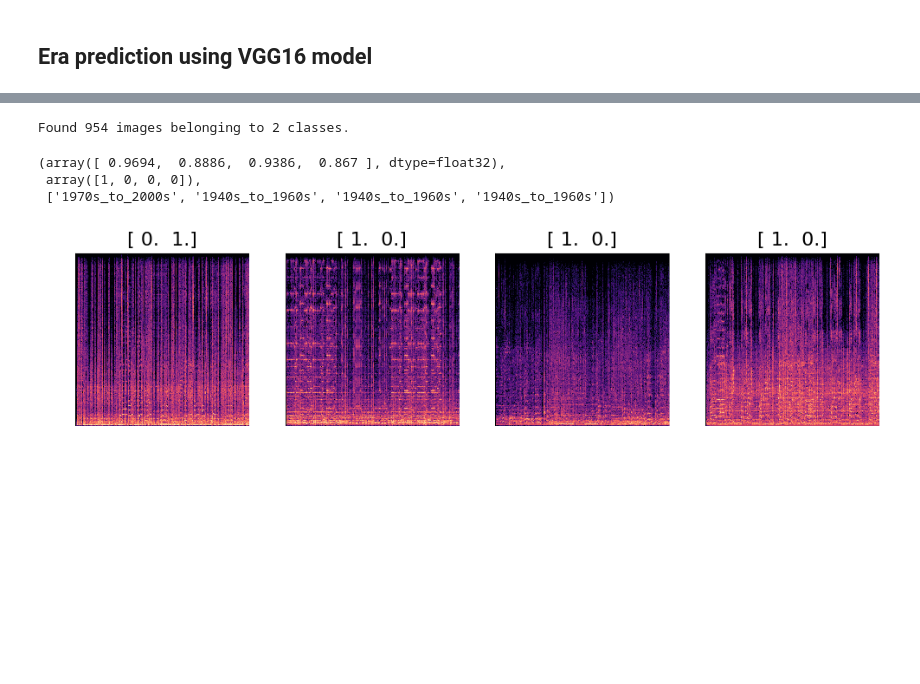
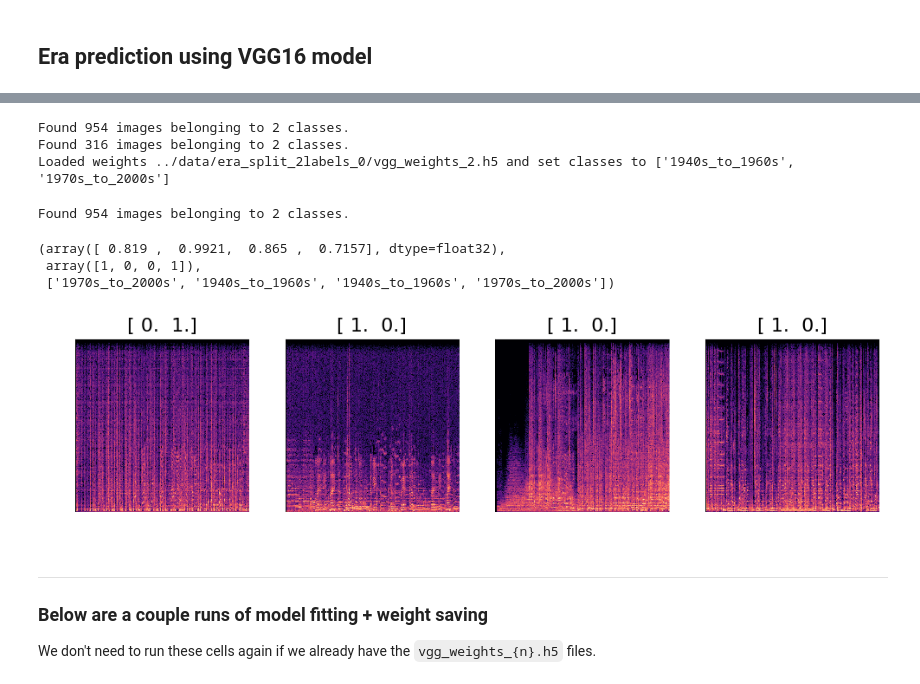
Before and after one commit to usdivad/erasmus, a Jupyter notebook: nbs/era_prediction_vgg16.ipynb, the cells around one changed output, grey strips where cells are left out. Cells and saved outputs as stored; diff of their text form; code cells hidden in the pictures; blank space fills up the shorter version.

Commit message:
run more epochs to further fit model; save and load weights

```diff
--- a/nbs/era_prediction_vgg16.ipynb
+++ b/nbs/era_prediction_vgg16.ipynb
@@ -26,4 +24,4 @@ Using Theano backend.
 # %%
 # Settings
 batch_size = 64
-nb_epoch = 10
+nb_epoch = 20
@@ -58,12 +28,50 @@ Epoch 10/10
+# %%
+# Testing with erasmus datasets
+vgg = Vgg16()
+
+data_dir = "../data"
+# dataset_path = os.path.join(data_dir, "era_split_0")
+# dataset_path = os.path.join(data_dir, "era_split_1960s_1990s_0")
+dataset_path = os.path.join(data_dir, "era_split_2labels_0")
+weights_path = os.path.join(dataset_path, "vgg_weights_2.h5")
+model_path = os.path.join(dataset_path, "vgg_model_2.h5")
+
+dataset_classes = ["1940s_to_1960s", "1970s_to_2000s"] # Only for use when loading weights. TODO: Grab this from the JSON file
+batches = vgg.get_batches(os.path.join(dataset_path, "train"), batch_size=batch_size)
+val_batches = vgg.get_batches(os.path.join(dataset_path, "valid"), batch_size=batch_size)
+
+if os.path.isfile(weights_path):
+    vgg.model.load_weights(weights_path)
+    vgg.classes = dataset_classes
+    # vgg.finetune(batches) #  We DON'T want to do this
+
+    print("Loaded weights {} and set classes to {}".format(weights_path, vgg.classes))
+# if os.path.isfile(model_path):
+#     vgg.model = keras.models.load_model(model_path)
+#     print("Loaded model from file {}".format(model_path))
+else:
+    print("Weights file not found; finetuning and fitting...")
+    vgg.finetune(batches)
+    vgg.fit(batches, val_batches, nb_epoch=nb_epoch)
+# %% [output]
+Found 954 images belonging to 2 classes.
+Found 316 images belonging to 2 classes.
+Loaded weights ../data/era_split_2labels_0/vgg_weights_2.h5 and set classes to ['1940s_to_1960s', '1970s_to_2000s']
 # %%
-batches = vgg.get_batches(path + "train", batch_size=4)
-imgs, labels = next(batches)
+plot_batches = vgg.get_batches(os.path.join(dataset_path, "train"), batch_size=4)
+imgs, labels = next(plot_batches)
 plots(imgs, titles=labels)
 vgg.predict(imgs, True)
 # %% [output]
 Found 954 images belonging to 2 classes.
-(array([ 0.9694,  0.8886,  0.9386,  0.867 ], dtype=float32),
- array([1, 0, 0, 0]),
- ['1970s_to_2000s', '1940s_to_1960s', '1940s_to_1960s', '1940s_to_1960s'])
+(array([ 0.819 ,  0.9921,  0.865 ,  0.7157], dtype=float32),
+ array([1, 0, 0, 1]),
+ ['1970s_to_2000s', '1940s_to_1960s', '1940s_to_1960s', '1970s_to_2000s'])
-[figure, old version]
+[figure, new version]
+# %% [markdown]
+----
+
+### Below are a couple runs of model fitting + weight saving
+
+We don't need to run these cells again if we already have the `vgg_weights_{n}.h5` files.
 # %%
```
Also changed, not shown: parts of 8 cells of this notebook.
